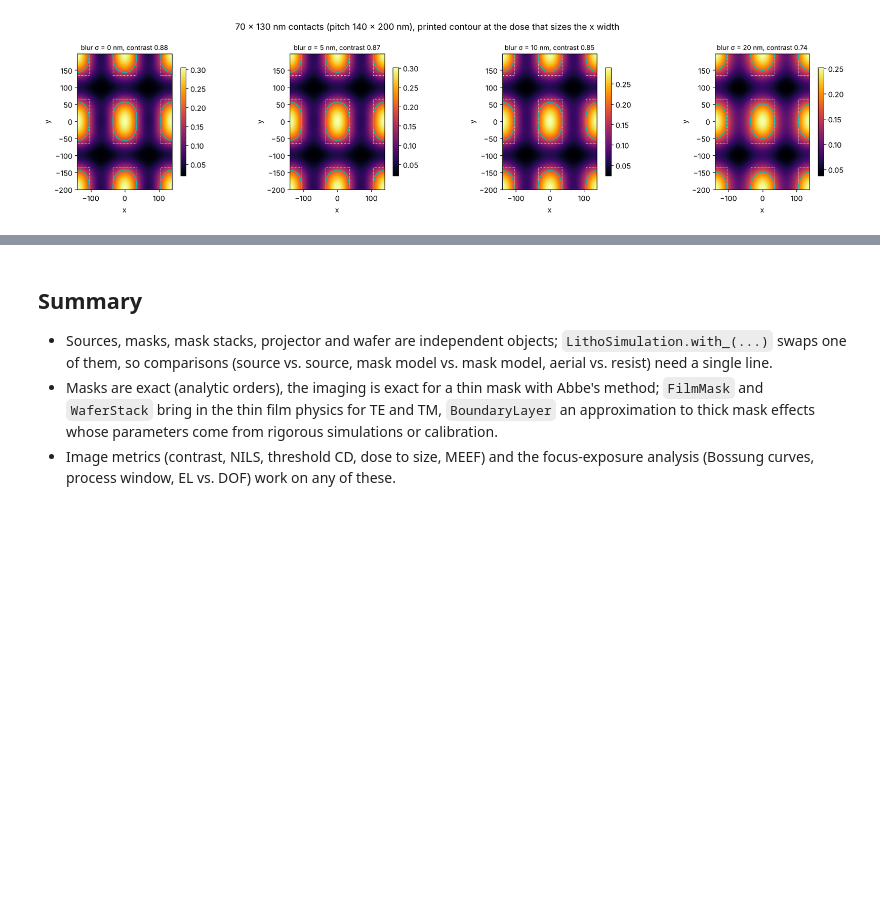
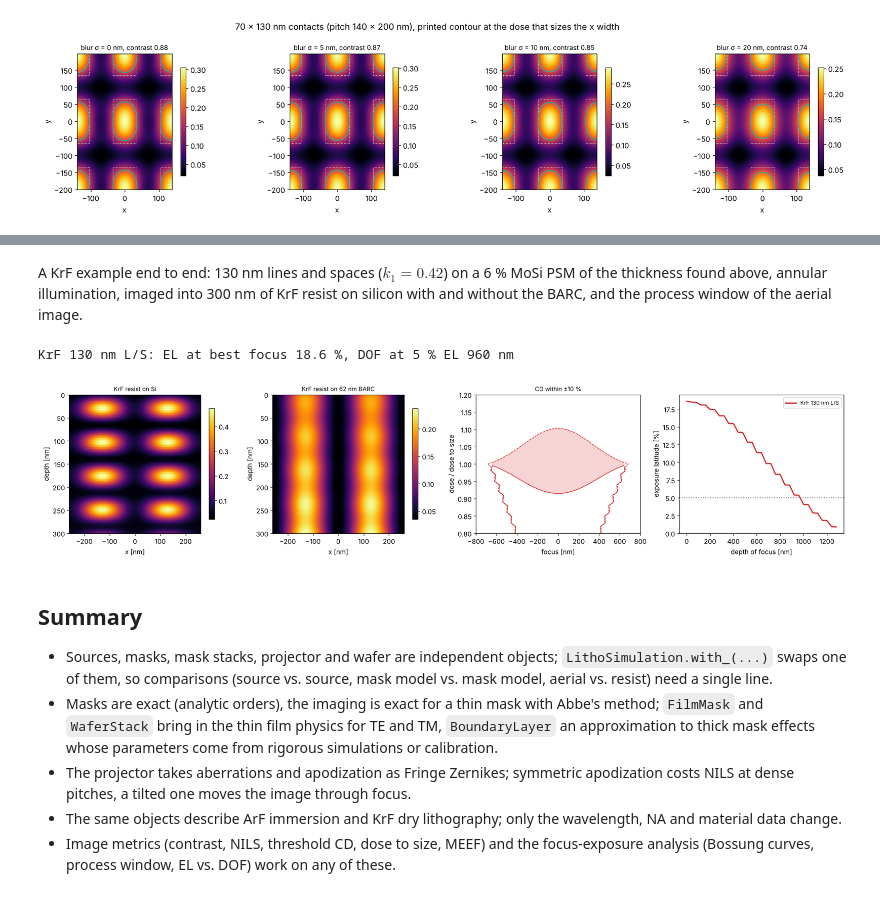
Before and after one commit to aeberspaecher/pyoptics, a Jupyter notebook: notebooks/17_lithography_toolbox.ipynb, the cells around one changed output, grey strips where cells are left out. Saved outputs shown, nothing was run; the diff lists cells and outputs as text; code cells hidden in the pictures; blank space fills up the shorter version.

```diff
--- a/notebooks/17_lithography_toolbox.ipynb
+++ b/notebooks/17_lithography_toolbox.ipynb
@@ -483,3 +643,34 @@ fig.tight_layout()
+# %% [markdown]
+A KrF example end to end: 130 nm lines and spaces ($k_1 = 0.42$) on a
+6 % MoSi PSM of the thickness found above, annular illumination, imaged
+into 300 nm of KrF resist on silicon with and without the BARC, and the
+process window of the aerial image.
+# %%
+ls130 = MaskLayout.lines_spaces(260.0, 130.0)
+sim_k = LithoSimulation(ls130, film_mask("MoSi", mosi_180["KrF"], "KrF"),
+                        Illumination.annular(0.85, 0.55, polarization="unpolarized"), dry_krf)
+x = np.linspace(-260, 260, 161)
+depths = np.linspace(0, 300, 61)
+fig, axes = plt.subplots(1, 4, figsize=(19, 4.3))
+for ax, below, name in zip(axes[:2], ([], [layer("BARC", t_barc_k, "KrF")]), ("on Si", f"on {t_barc_k:.0f} nm BARC")):
+    w = WaferStack(layer("resist", 300.0, "KrF"), below=below, substrate=krf["Si"])
+    xz = np.array([sim_k.with_(wafer=w, normalize=False).image(x, depth=z) for z in depths])
+    im = ax.imshow(xz, extent=[x[0], x[-1], depths[-1], depths[0]], aspect="auto", cmap="inferno")
+    ax.set_xlabel("x [nm]"); ax.set_ylabel("depth [nm]"); ax.set_title(f"KrF resist {name}", fontsize=10)
+    fig.colorbar(im, ax=ax, shrink=0.8)
+foci = np.linspace(-800, 800, 41)
+D0 = sim_k.dose_to_size(threshold=0.3)
+doses = D0*np.linspace(0.8, 1.2, 41)
+cd = sim_k.fem(foci, doses, 0.3)
+dof, el = plot_process_window(foci, doses/D0, cd, 130.0, 0.1, axes=axes[2:], color="C3",
+                              label="KrF 130 nm L/S", el_min=0.05)
+axes[2].set_xlabel("focus [nm]"); axes[2].set_ylabel("dose / dose to size"); axes[3].set_xlabel("depth of focus [nm]")
+axes[3].legend(fontsize=9)
+fig.tight_layout()
+print(f"KrF 130 nm L/S: EL at best focus {100*el[0]:.1f} %, DOF at 5 % EL {metrics.dof_at_el(dof, el, 0.05):.0f} nm")
+# %% [output]
+KrF 130 nm L/S: EL at best focus 18.6 %, DOF at 5 % EL 960 nm
+[figure, added]
 # %% [markdown]
 ## Summary
 
@@ -490,6 +681,11 @@ fig.tight_layout()
   with Abbe's method; `FilmMask` and `WaferStack` bring in the thin film
   physics for TE and TM, `BoundaryLayer` an approximation to thick mask
   effects whose parameters come from rigorous simulations or calibration.
+- The projector takes aberrations and apodization as Fringe Zernikes;
+  symmetric apodization costs NILS at dense pitches, a tilted one moves
+  the image through focus.
+- The same objects describe ArF immersion and KrF dry lithography; only
+  the wavelength, NA and material data change.
 - Image metrics (contrast, NILS, threshold CD, dose to size, MEEF) and the
   focus-exposure analysis (Bossung curves, process window, EL vs. DOF)
   work on any of these.
```
Also changed, not shown: parts of 11 cells of this notebook, 7 other files.
